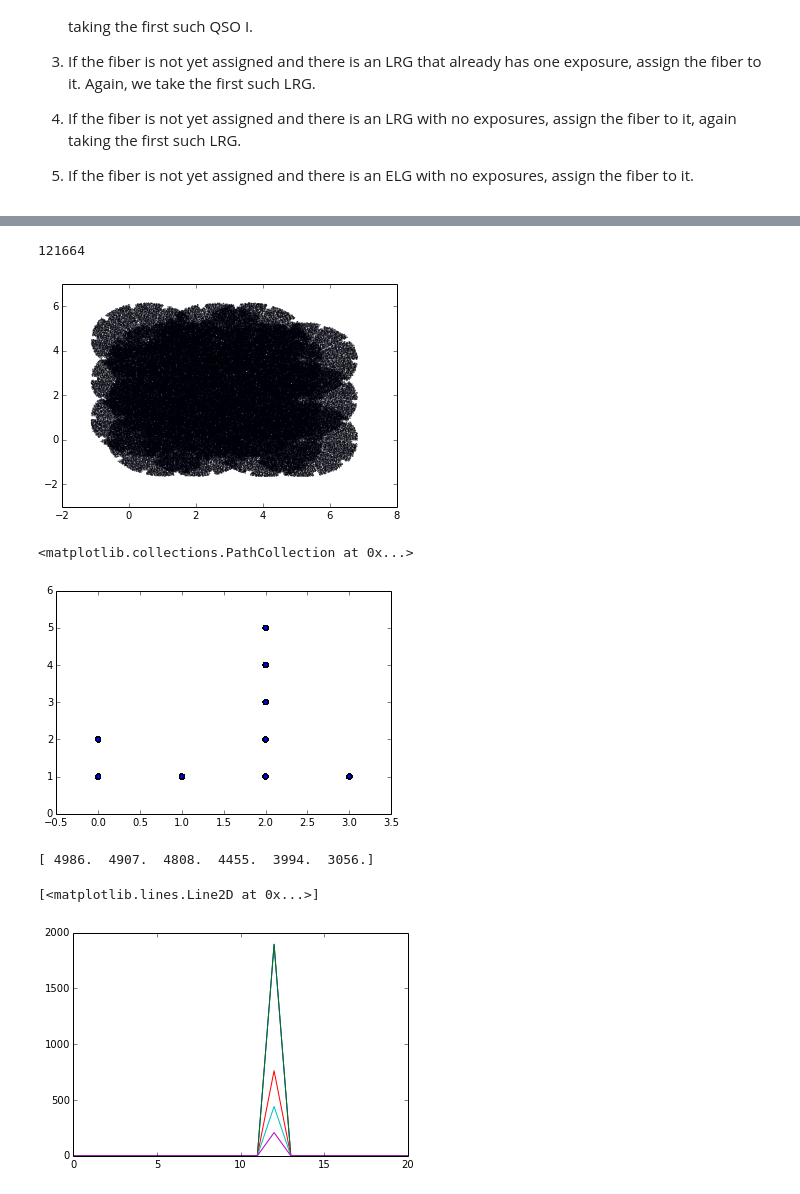
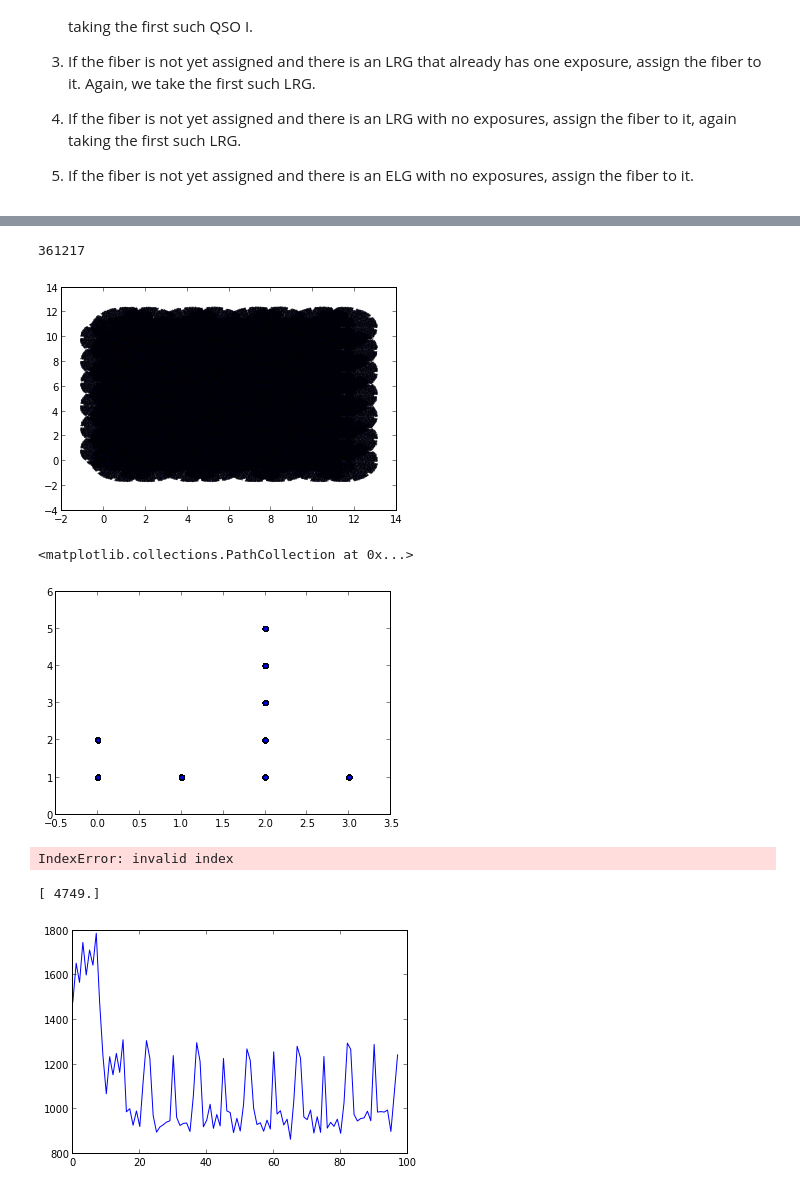
Before and after one commit to forero/FiberDESI, a Jupyter notebook: src/EffectCorrelationFunction.ipynb, the cells around one changed output, grey strips where cells are left out. Saved outputs shown, nothing was run; the diff lists cells and outputs as text; code cells hidden in the pictures.

```diff
--- a/src/EffectCorrelationFunction.ipynb
+++ b/src/EffectCorrelationFunction.ipynb
@@ -48,8 +46,8 @@ The tiling on the sky is done using a chicken wire pattern. To determine the spa
 #n_pointings = 10000
 #survey_area = 14000.0 #square degrees
 
-n_pointings  = 50.0
-survey_area = 70.0
+n_pointings  = 100.0
+survey_area = 140.0
 
 
 focal_plane_area = 8.0
@@ -306,7 +304,7 @@ data_tree = KDTree(data, leafsize=8)
 # %%
 gal_ntimes_targeted[:] = 0
 
-n_passes = 6
+n_passes = 1
 n_gal_type = 4
 n_pointings = size(x_pointing)
 n_fibers = size(positioner_x_deg)
@@ -357,13 +355,13 @@ observed = where(gal_ntimes_targeted>0)
 scatter(gal_pos_x[observed], gal_pos_y[observed], s=0.1)
 print size(observed)
 # %% [output]
-121664
+361217
-[figure, old version]
+[figure, new version]
 # %%
 scatter(gal_type[observed], gal_ntimes_targeted[observed])
 # %% [output]
 <matplotlib.collections.PathCollection at 0x...>
-[figure, old version]
+[figure, new version]
 # %%
 # dump all the information for each galaxy
 out = open("../data/output_test_allocation_gal.dat", "w")
@@ -391,11 +389,10 @@ out.close()
 # %%
 print sum(pointing_stats[12,:,:],axis=1)
 plot(pointing_stats[:,0,0])
 plot(pointing_stats[:,1,0])
 plot(pointing_stats[:,2,0])
 plot(pointing_stats[:,3,0])
-plot(pointing_stats[:,5,0])
 # %% [output]
-[ 4986.  4907.  4808.  4455.  3994.  3056.]
+IndexError: invalid index
-[<matplotlib.lines.Line2D at 0x...>]
+[ 4749.]
-[figure, old version]
+[figure, new version]
```
Also changed, not shown: parts of 8 cells of this notebook, 1 other file.
